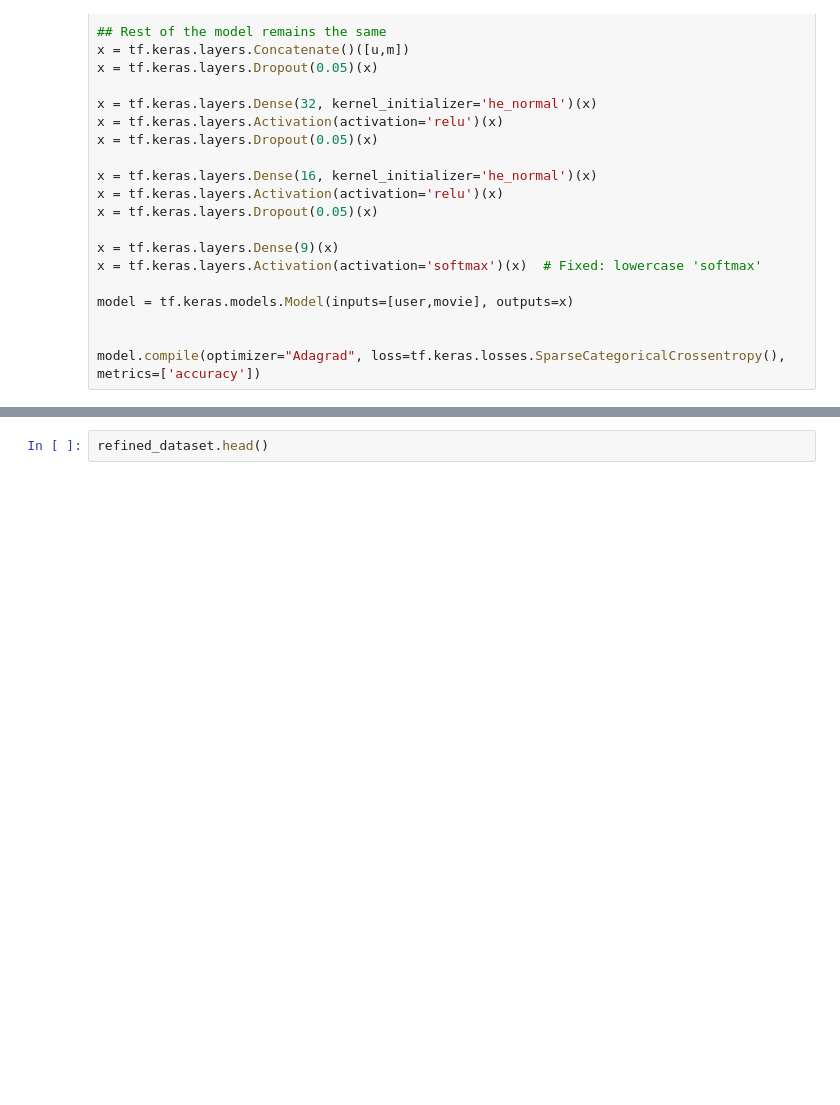
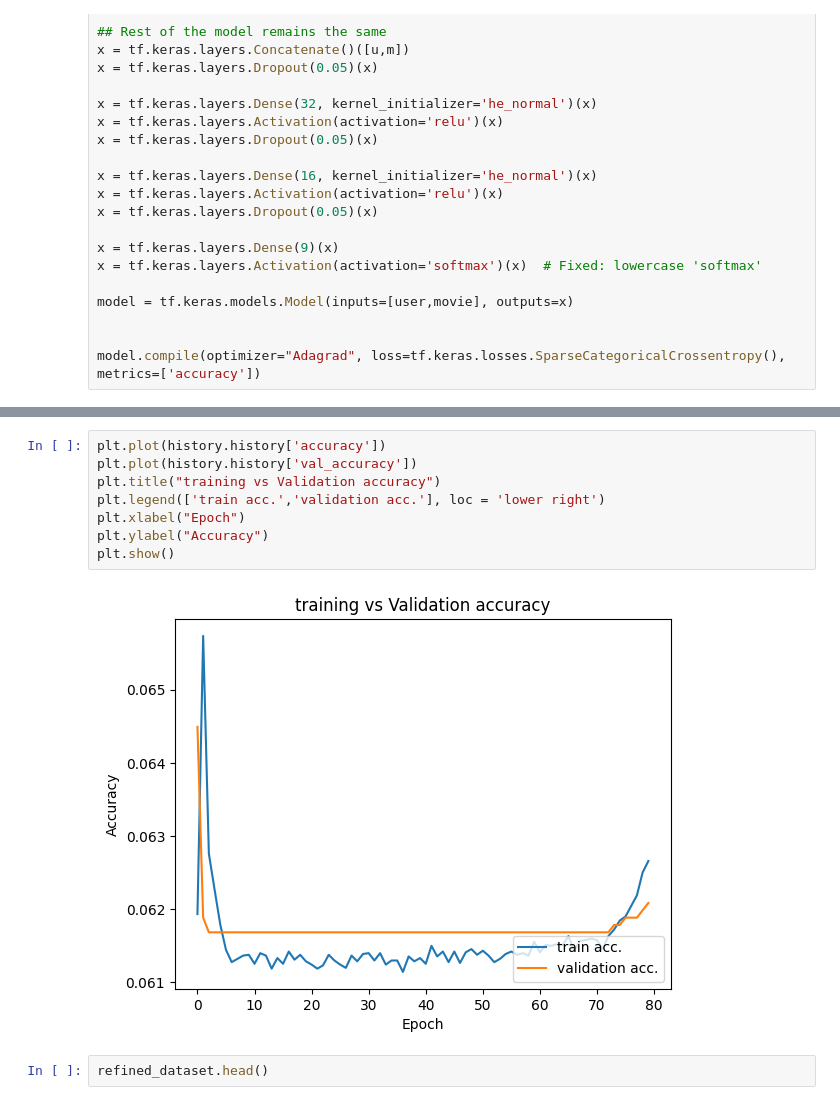
Before and after one commit to vbanurag/iisc_capstone_movie_recommender, a Jupyter notebook: notebooks/using_softmax.ipynb, the cells around one changed output, grey strips where cells are left out. Cells and saved outputs as stored; diff of their text form; blank space fills up the shorter version.

```diff
--- a/notebooks/using_softmax.ipynb
+++ b/notebooks/using_softmax.ipynb
@@ -416,3 +416,13 @@ plt.show()
+# %%
+plt.plot(history.history['accuracy'])
+plt.plot(history.history['val_accuracy'])
+plt.title("training vs Validation accuracy")
+plt.legend(['train acc.','validation acc.'], loc = 'lower right')
+plt.xlabel("Epoch")
+plt.ylabel("Accuracy")
+plt.show()
+# %% [output]
+[figure, added]
 # %%
 refined_dataset.head()
 # %% [output]
```
Also changed, not shown: parts of 11 cells of this notebook, 1 other file.
